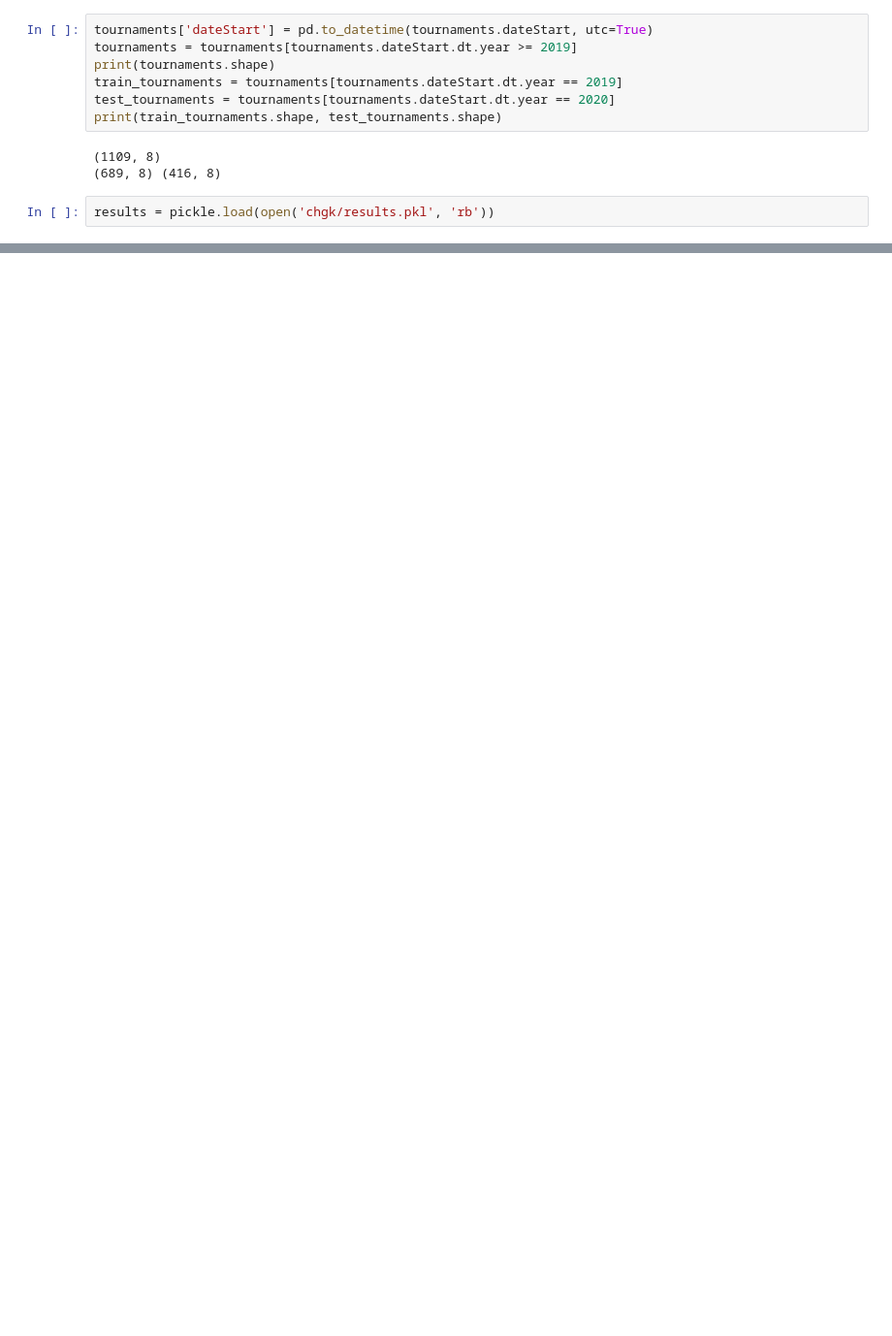
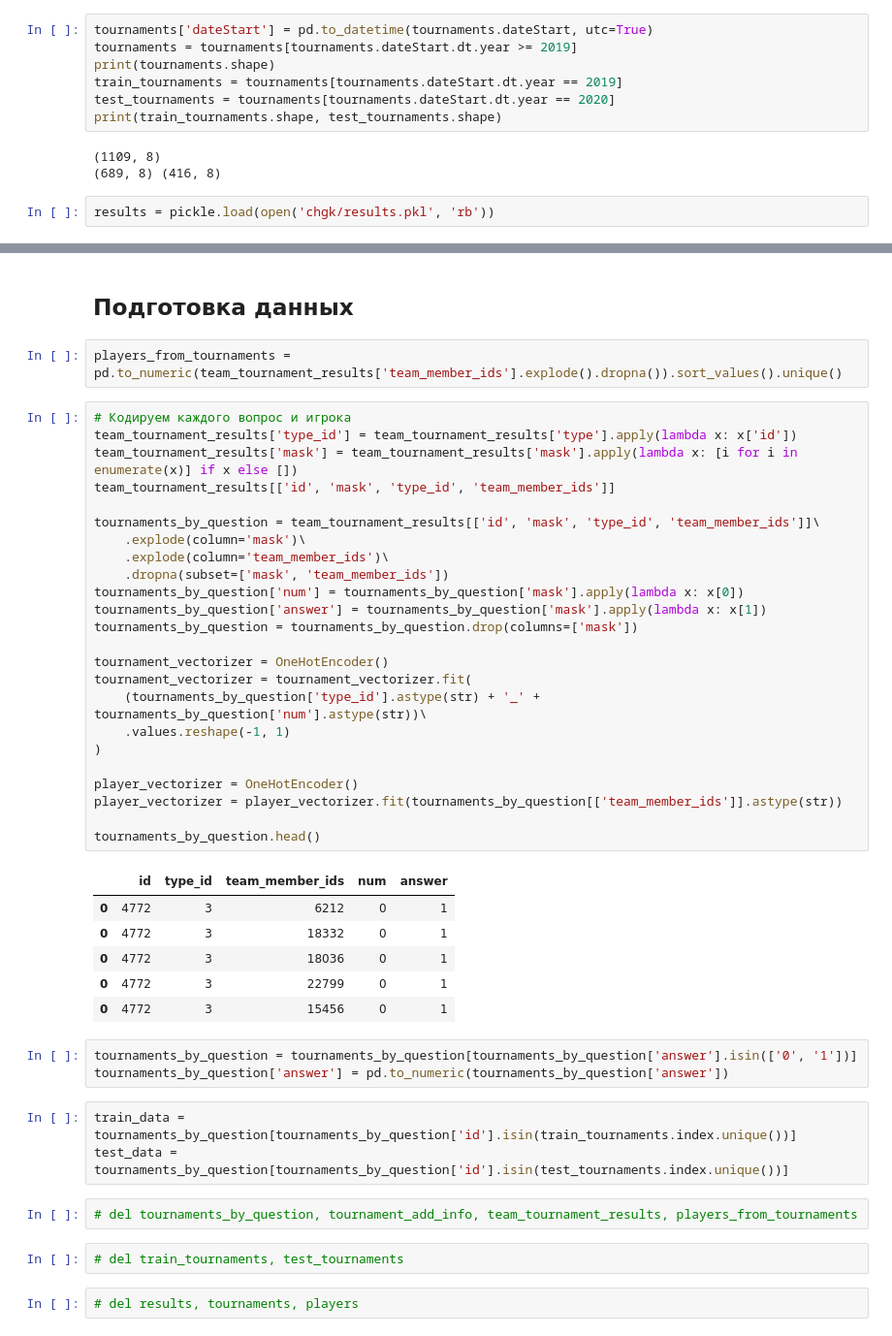
Before and after one commit to made-hw/AML, a Jupyter notebook: Продвинутое машинное обучение.ДЗ 2.ipynb, the cells around one changed output, grey strips where cells are left out. Shown at 97% size. Cells and saved outputs as stored; diff of their text form; blank space fills up the shorter version.

```diff
--- a/Продвинутое машинное обучение.ДЗ 2.ipynb
+++ b/Продвинутое машинное обучение.ДЗ 2.ipynb
@@ -61,0 +137,47 @@ def get_players_in_tournament(tournament_id):
+# %% [markdown]
+## Подготовка данных
+# %%
+players_from_tournaments = pd.to_numeric(team_tournament_results['team_member_ids'].explode().dropna()).sort_values().unique()
+# %%
+# Кодируем каждого вопрос и игрока
+team_tournament_results['type_id'] = team_tournament_results['type'].apply(lambda x: x['id'])
+team_tournament_results['mask'] = team_tournament_results['mask'].apply(lambda x: [i for i in enumerate(x)] if x else [])
+team_tournament_results[['id', 'mask', 'type_id', 'team_member_ids']]
+
+tournaments_by_question = team_tournament_results[['id', 'mask', 'type_id', 'team_member_ids']]\
+    .explode(column='mask')\
+    .explode(column='team_member_ids')\
+    .dropna(subset=['mask', 'team_member_ids'])
+tournaments_by_question['num'] = tournaments_by_question['mask'].apply(lambda x: x[0])
+tournaments_by_question['answer'] = tournaments_by_question['mask'].apply(lambda x: x[1])
+tournaments_by_question = tournaments_by_question.drop(columns=['mask'])
+
+tournament_vectorizer = OneHotEncoder()
+tournament_vectorizer = tournament_vectorizer.fit(
+    (tournaments_by_question['type_id'].astype(str) + '_' + tournaments_by_question['num'].astype(str))\
+    .values.reshape(-1, 1)
+)
+
+player_vectorizer = OneHotEncoder()
+player_vectorizer = player_vectorizer.fit(tournaments_by_question[['team_member_ids']].astype(str))
+
+tournaments_by_question.head()
+# %% [output]
+|  | id | type_id | team_member_ids | num | answer |
+| 0 | 4772 | 3 | 6212 | 0 | 1 |
+| 0 | 4772 | 3 | 18332 | 0 | 1 |
+| 0 | 4772 | 3 | 18036 | 0 | 1 |
+| 0 | 4772 | 3 | 22799 | 0 | 1 |
+| 0 | 4772 | 3 | 15456 | 0 | 1 |
+# %%
+tournaments_by_question = tournaments_by_question[tournaments_by_question['answer'].isin(['0', '1'])]
+tournaments_by_question['answer'] = pd.to_numeric(tournaments_by_question['answer'])
+# %%
+train_data = tournaments_by_question[tournaments_by_question['id'].isin(train_tournaments.index.unique())]
+test_data = tournaments_by_question[tournaments_by_question['id'].isin(test_tournaments.index.unique())]
+# %%
+# del tournaments_by_question, tournament_add_info, team_tournament_results, players_from_tournaments
+# %%
+# del train_tournaments, test_tournaments
+# %%
+# del results, tournaments, players
```
Also changed, not shown: parts of 29 cells of this notebook, 1 other file.
